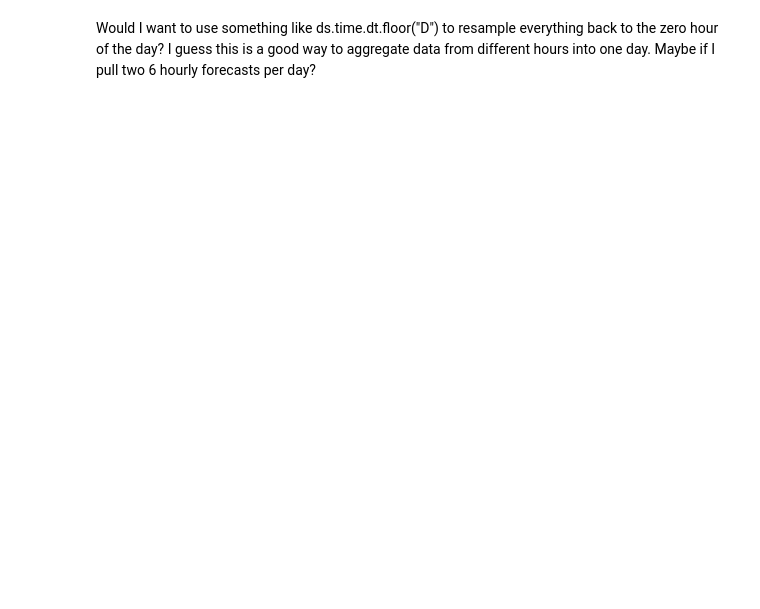
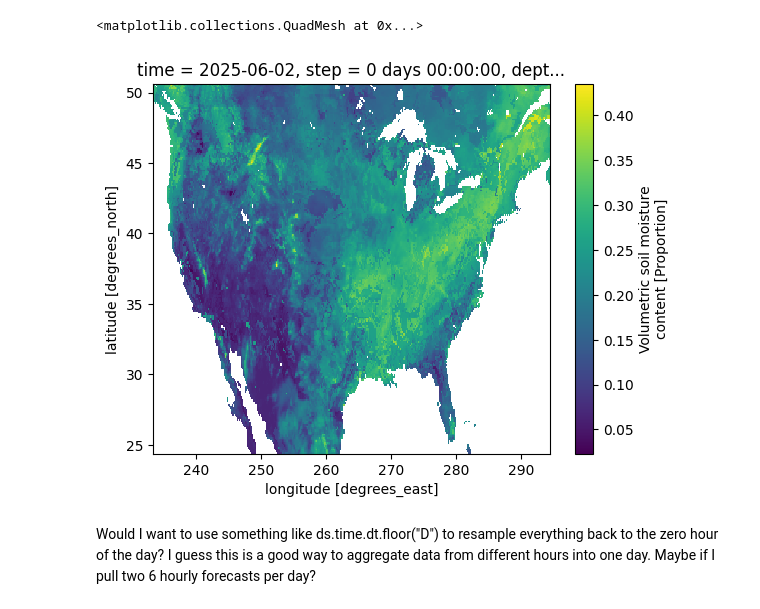
Before and after one commit to r0binsonCrusoe/trail_wetness_index, a Jupyter notebook: gfs.ipynb, the cells around one changed output. Drawn from its saved outputs; the diff is of its cells as text; code cells hidden in the pictures; blank space fills up the shorter version.

```diff
--- a/gfs.ipynb
+++ b/gfs.ipynb
@@ -120,0 +123,6 @@ Data variables:
+# %%
+ds_below_us = ds_below.sel(longitude=slice((180-126.59)+180,(180-65.6)+180), latitude=slice(50.59, 24.4))
+# %%
+us_soilw = ds_below_us['soilw']
+# %%
+us_soilw_masked = us_soilw.where(us_soilw != us_soilw.attrs['GRIB_missingValue']) # Remove the missing values (like ocean, etc) so plots are better
@@ -121,2 +149,9 @@ Data variables:
+# %%
+us_soilw_surface_masked = us_soilw_masked.sel(depthBelowLandLayer='0.')
+# %%
+us_soilw_surface_masked.plot()
+# %% [output]
+<matplotlib.collections.QuadMesh at 0x...>
+[figure, added]
 # %% [markdown]
 Would I want to use something like ds.time.dt.floor("D") to resample everything back to the zero hour of the day? I guess this is a good way to aggregate data from different hours into one day. Maybe if I pull two 6 hourly forecasts per day?
```
Also changed, not shown: parts of 6 cells of this notebook, 2 other files.
